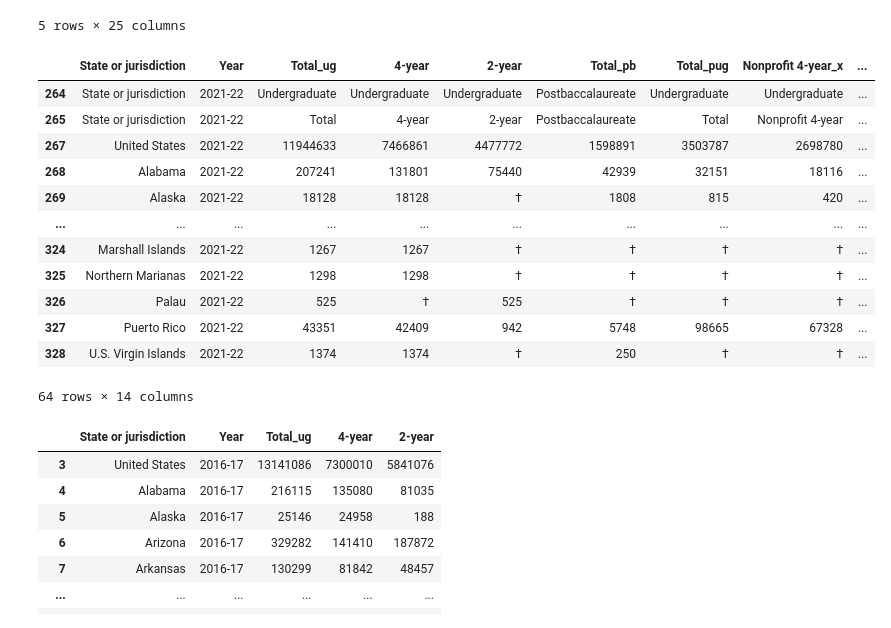
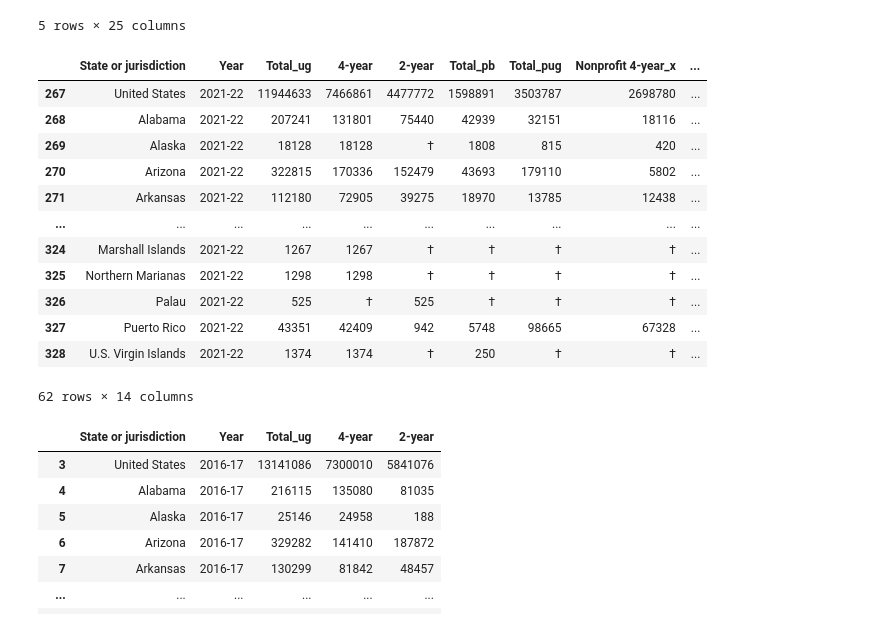
Before and after one commit to Arocha09/EnrollmentForecasting, a Jupyter notebook: data_cleaning.ipynb, the cells around one changed output. Drawn from its saved outputs; the diff is of its cells as text; code cells hidden in the pictures.

```diff
--- a/data_cleaning.ipynb
+++ b/data_cleaning.ipynb
@@ -95,21 +95,22 @@ df21.columns = ['State or jurisdiction', 'Year', 'Total_ug', '4-year', '2-year',
        'Nonprofit 4-year_y', 'For-profit 4-year_y']
 # %%
 df21.dropna(inplace=True)
+df21 = df21.drop([264, 265])
 df21
 # %% [output]
 |  | State or jurisdiction | Year | Total_ug | 4-year | 2-year | Total_pb | Total_pug | Nonprofit 4-year_x | ... |
-| 264 | State or jurisdiction | 2021-22 | Undergraduate | Undergraduate | Undergraduate | Postbaccalaureate | Undergraduate | Undergraduate | ... |
-| 265 | State or jurisdiction | 2021-22 | Total | 4-year | 2-year | Postbaccalaureate | Total | Nonprofit 4-year | ... |
 | 267 | United States | 2021-22 | 11944633 | 7466861 | 4477772 | 1598891 | 3503787 | 2698780 | ... |
 | 268 | Alabama | 2021-22 | 207241 | 131801 | 75440 | 42939 | 32151 | 18116 | ... |
 | 269 | Alaska | 2021-22 | 18128 | 18128 | † | 1808 | 815 | 420 | ... |
+| 270 | Arizona | 2021-22 | 322815 | 170336 | 152479 | 43693 | 179110 | 5802 | ... |
+| 271 | Arkansas | 2021-22 | 112180 | 72905 | 39275 | 18970 | 13785 | 12438 | ... |
 | ... | ... | ... | ... | ... | ... | ... | ... | ... | ... |
 | 324 | Marshall Islands | 2021-22 | 1267 | 1267 | † | † | † | † | ... |
 | 325 | Northern Marianas | 2021-22 | 1298 | 1298 | † | † | † | † | ... |
 | 326 | Palau | 2021-22 | 525 | † | 525 | † | † | † | ... |
 | 327 | Puerto Rico | 2021-22 | 43351 | 42409 | 942 | 5748 | 98665 | 67328 | ... |
 | 328 | U.S. Virgin Islands | 2021-22 | 1374 | 1374 | † | 250 | † | † | ... |
-64 rows × 14 columns
+62 rows × 14 columns
 # %%
 public_undergrad = data[['State or jurisdiction','Year', 'Public', 'Unnamed: 2', 'Unnamed: 3']]
 public_undergrad = public_undergrad.drop([0,1,2])
```
Also changed, not shown: parts of 3 cells of this notebook, 2 other files.
